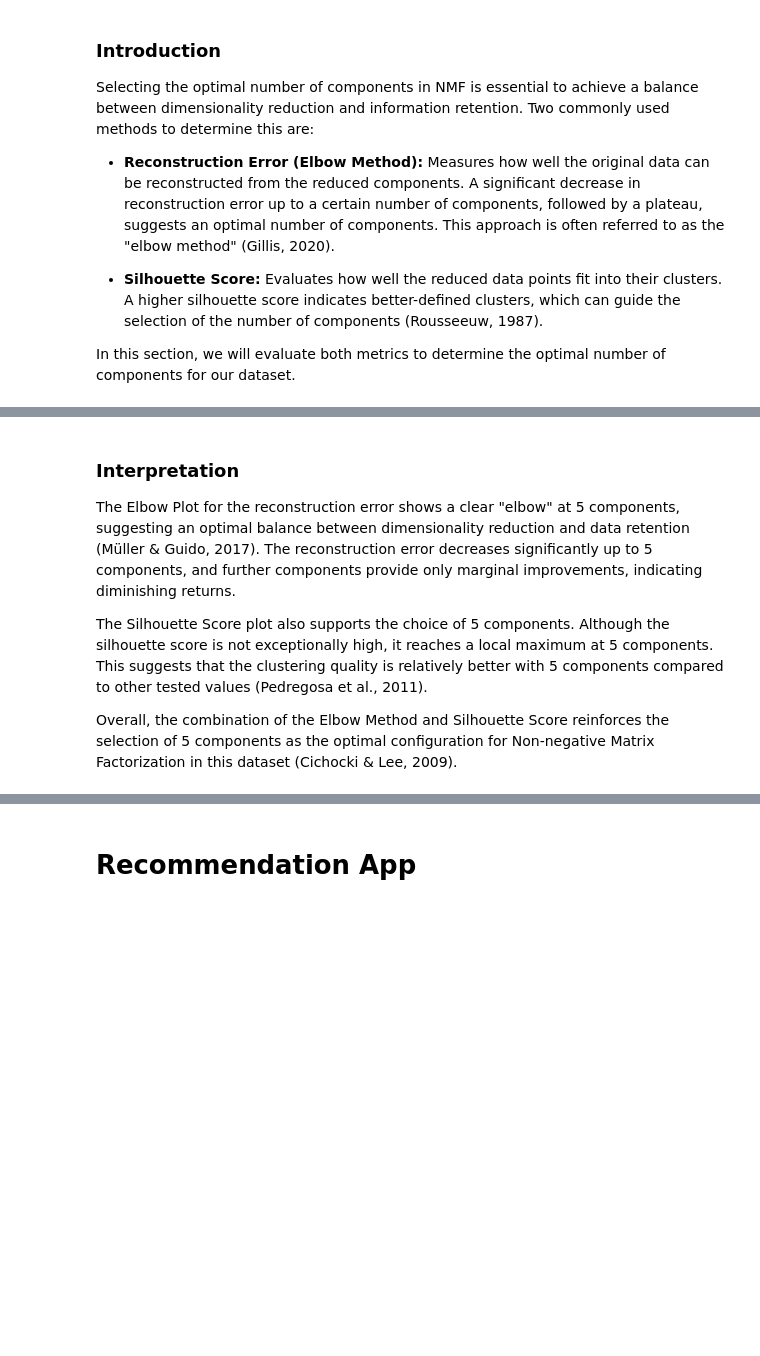
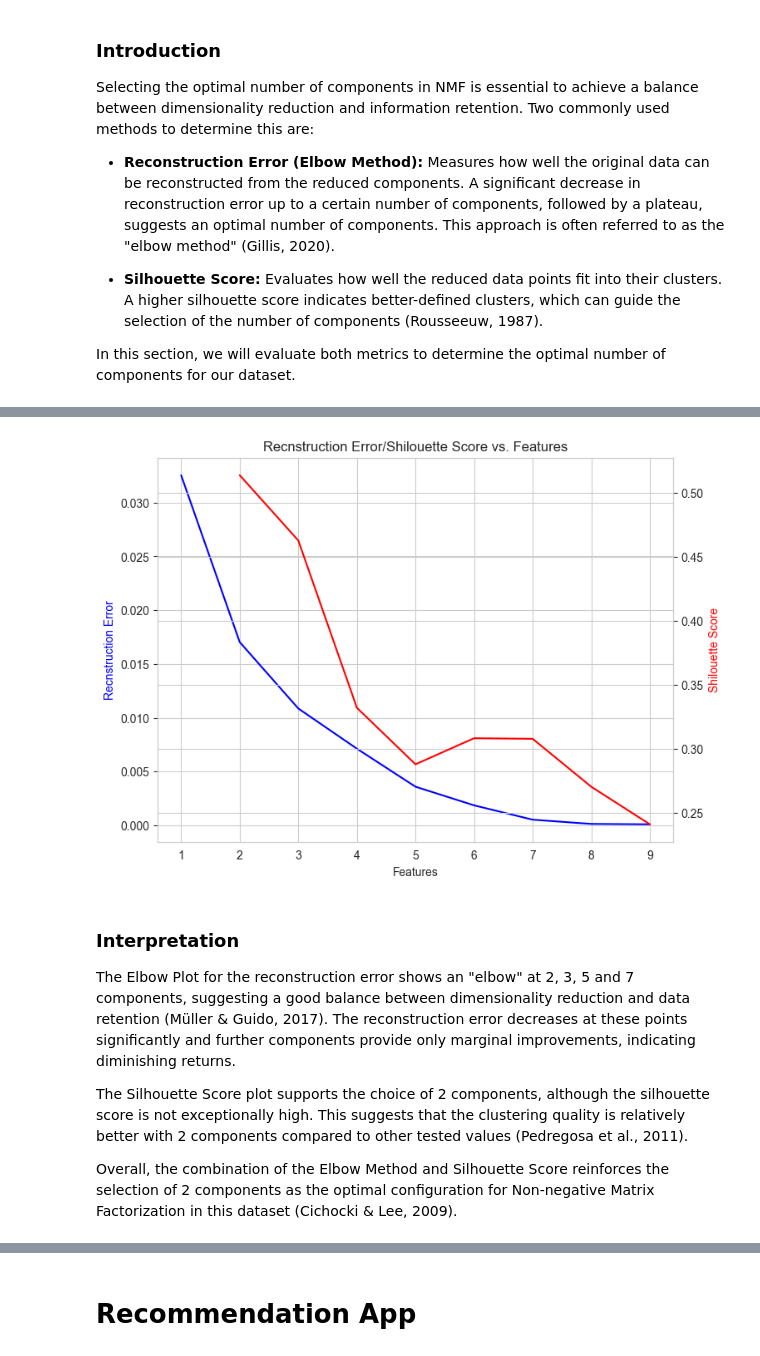
Before and after one commit to Akshay22087249/TurboAdventure, a Jupyter notebook: Main.ipynb, the cells around one changed output, grey strips where cells are left out. Cells and saved outputs as stored; diff of their text form; code cells hidden in the pictures; blank space fills up the shorter version.

```diff
--- a/Main.ipynb
+++ b/Main.ipynb
@@ -1839,10 +1843,69 @@ ValueError: Negative values in data passed to NMF (input X)
+# %%
+# C (2023)
+# NMF (o. D.)
+# Zhang (2024)
+
+# prepare data
+labeled_df = pd.read_csv(labeled_path)
+unlabeled_df = pd.read_csv(unlabeled_path)
+labeled_df = pd.merge(labeled_df, labels_df, on="filename", how="left")
+feature_columns = [col for col in labeled_df.columns if col not in ["filename", "genre", "Unnamed: 0"]]
+scaler = StandardScaler()
+labeled_df[feature_columns] = scaler.fit_transform(labeled_df[feature_columns])
+
+# range and lists
+range_ = range(1, 10)
+reconstruction_errors = []
+shilouette_scores = []
+
+# normalize, because NMF requires non-negative data
+labeled_df[feature_columns] = MinMaxScaler.fit_transform(labeled_df[feature_columns])
+
+for i in range_:
+
+    # NMF
+    nmf = NMF(n_components=i)
+    features = nmf.fit_transform(labeled_df[feature_columns])
+
+    # reconstruction error
+    reconstruction = nmf.inverse_transform(features)
+    reconstruction_error = ((labeled_df[feature_columns] - reconstruction) ** 2).mean().mean()
+    reconstruction_errors.append(reconstruction_error)
+
+    # kmeans
+    kmeans_nmf = KMeans(n_clusters=i, random_state=42, n_init=10)
+    kmeans_genre = kmeans_nmf.fit_predict(features)
+
+    # shilouette score
+    if i > 1:
+
+        score = silhouette_score(features, kmeans_genre)
+    else:
+
+        score = -1  # no score for only a single cluster
+
+    shilouette_scores.append(score)
+
+fig, ax1 = plt.subplots(figsize=(8, 6))
+ax1.set_xlabel("Features")
+ax1.set_ylabel("Recnstruction Error", color="blue")
+ax1.plot(range_, reconstruction_errors, color="blue", label="Recnstruction Error")
+ax1.tick_params(axis="y")
+ax2 = ax1.twinx()
+ax2.set_ylabel("Shilouette Score", color="red")
+ax2.plot(range_[1:], shilouette_scores[1:], color="red", label="Shilouette Score")
+ax2.tick_params(axis="y")
+plt.title("Recnstruction Error/Shilouette Score vs. Features")
+plt.show()
+# %% [output]
+[figure, added]
 # %% [markdown]
 ### Interpretation
-The Elbow Plot for the reconstruction error shows a clear "elbow" at 5 components, suggesting an optimal balance between dimensionality reduction and data retention (Müller & Guido, 2017). The reconstruction error decreases significantly up to 5 components, and further components provide only marginal improvements, indicating diminishing returns.
+The Elbow Plot for the reconstruction error shows an "elbow" at 2, 3, 5 and 7 components, suggesting a good balance between dimensionality reduction and data retention (Müller & Guido, 2017). The reconstruction error decreases at these points significantly and further components provide only marginal improvements, indicating diminishing returns.
 
-The Silhouette Score plot also supports the choice of 5 components. Although the silhouette score is not exceptionally high, it reaches a local maximum at 5 components. This suggests that the clustering quality is relatively better with 5 components compared to other tested values (Pedregosa et al., 2011).
+The Silhouette Score plot supports the choice of 2 components, although the silhouette score is not exceptionally high. This suggests that the clustering quality is relatively better with 2 components compared to other tested values (Pedregosa et al., 2011).
 
-Overall, the combination of the Elbow Method and Silhouette Score reinforces the selection of 5 components as the optimal configuration for Non-negative Matrix Factorization in this dataset (Cichocki & Lee, 2009).
+Overall, the combination of the Elbow Method and Silhouette Score reinforces the selection of 2 components as the optimal configuration for Non-negative Matrix Factorization in this dataset (Cichocki & Lee, 2009).
 # %% [markdown]
 ## Applying NMF with the Optimal Number of Components
 
```
Also changed, not shown: parts of 46 cells of this notebook.
